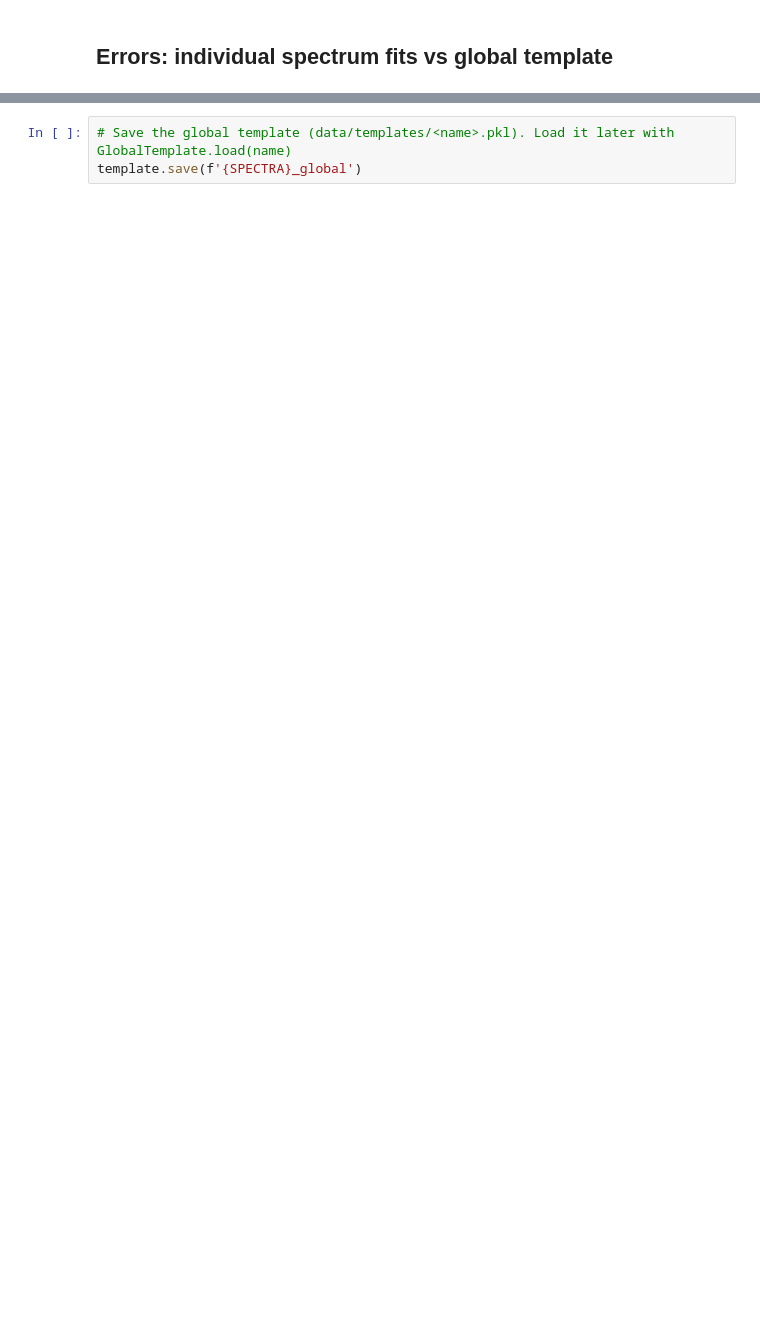
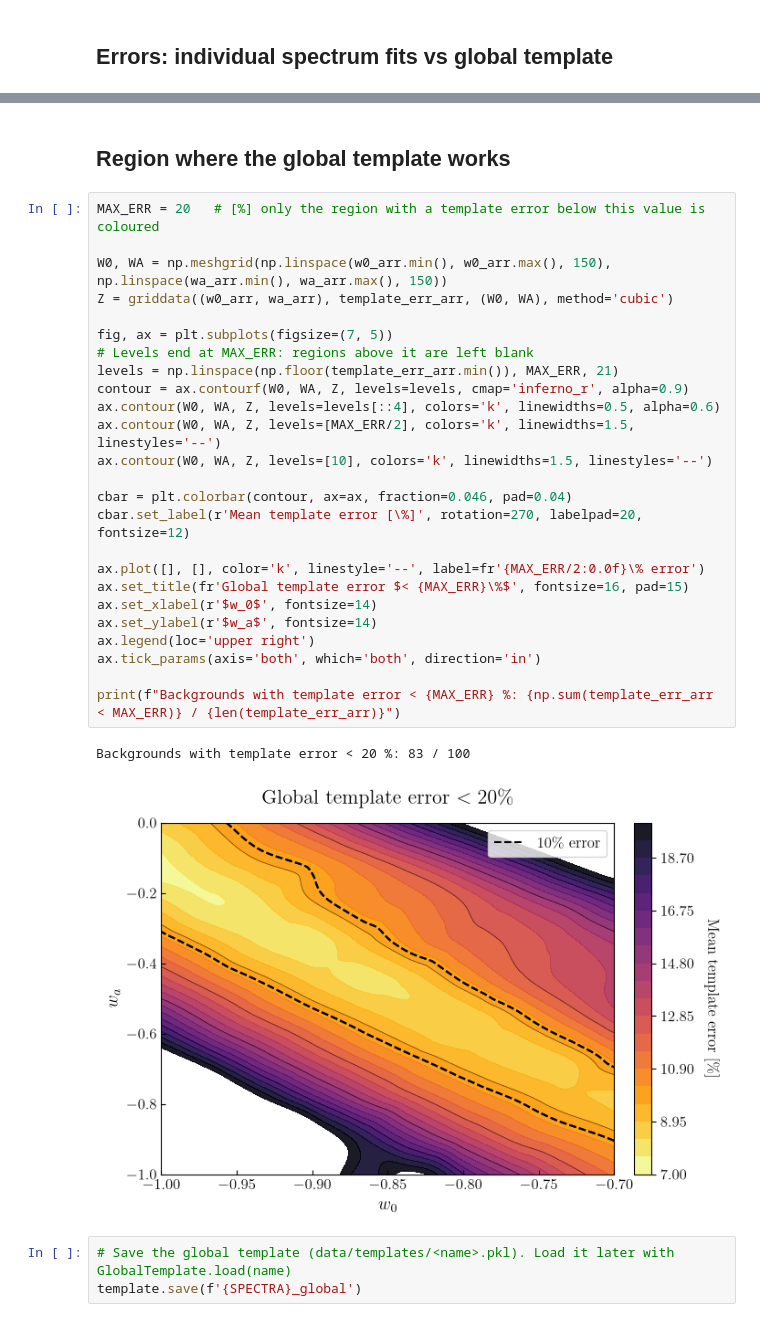
Before and after one commit to JoseCDS17/Fitting_hi_class, a Jupyter notebook: notebooks/fitting/fit_global.ipynb, the cells around one changed output, grey strips where cells are left out. Drawn from its saved outputs; the diff is of its cells as text; blank space fills up the shorter version.

```diff
--- a/notebooks/fitting/fit_global.ipynb
+++ b/notebooks/fitting/fit_global.ipynb
@@ -165,3 +165,33 @@ Text(0.5, 1.01, 'Mean error per background ($k \\geq k_{\\rm min}$)')
+# %% [markdown]
+## Region where the global template works
+# %%
+MAX_ERR = 20   # [%] only the region with a template error below this value is coloured
+
+W0, WA = np.meshgrid(np.linspace(w0_arr.min(), w0_arr.max(), 150), np.linspace(wa_arr.min(), wa_arr.max(), 150))
+Z = griddata((w0_arr, wa_arr), template_err_arr, (W0, WA), method='cubic')
+
+fig, ax = plt.subplots(figsize=(7, 5))
+# Levels end at MAX_ERR: regions above it are left blank
+levels = np.linspace(np.floor(template_err_arr.min()), MAX_ERR, 21)
+contour = ax.contourf(W0, WA, Z, levels=levels, cmap='inferno_r', alpha=0.9)
+ax.contour(W0, WA, Z, levels=levels[::4], colors='k', linewidths=0.5, alpha=0.6)
+ax.contour(W0, WA, Z, levels=[MAX_ERR/2], colors='k', linewidths=1.5, linestyles='--')
+ax.contour(W0, WA, Z, levels=[10], colors='k', linewidths=1.5, linestyles='--')
+
+cbar = plt.colorbar(contour, ax=ax, fraction=0.046, pad=0.04)
+cbar.set_label(r'Mean template error [\%]', rotation=270, labelpad=20, fontsize=12)
+
+ax.plot([], [], color='k', linestyle='--', label=fr'{MAX_ERR/2:0.0f}\% error')
+ax.set_title(fr'Global template error $< {MAX_ERR}\%$', fontsize=16, pad=15)
+ax.set_xlabel(r'$w_0$', fontsize=14)
+ax.set_ylabel(r'$w_a$', fontsize=14)
+ax.legend(loc='upper right')
+ax.tick_params(axis='both', which='both', direction='in')
+
+print(f"Backgrounds with template error < {MAX_ERR} %: {np.sum(template_err_arr < MAX_ERR)} / {len(template_err_arr)}")
+# %% [output]
+Backgrounds with template error < 20 %: 83 / 100
+[figure, added]
 # %%
 # Save the global template (data/templates/<name>.pkl). Load it later with GlobalTemplate.load(name)
 template.save(f'{SPECTRA}_global')
```
Also changed, not shown: parts of 5 cells of this notebook, 2 other files.
